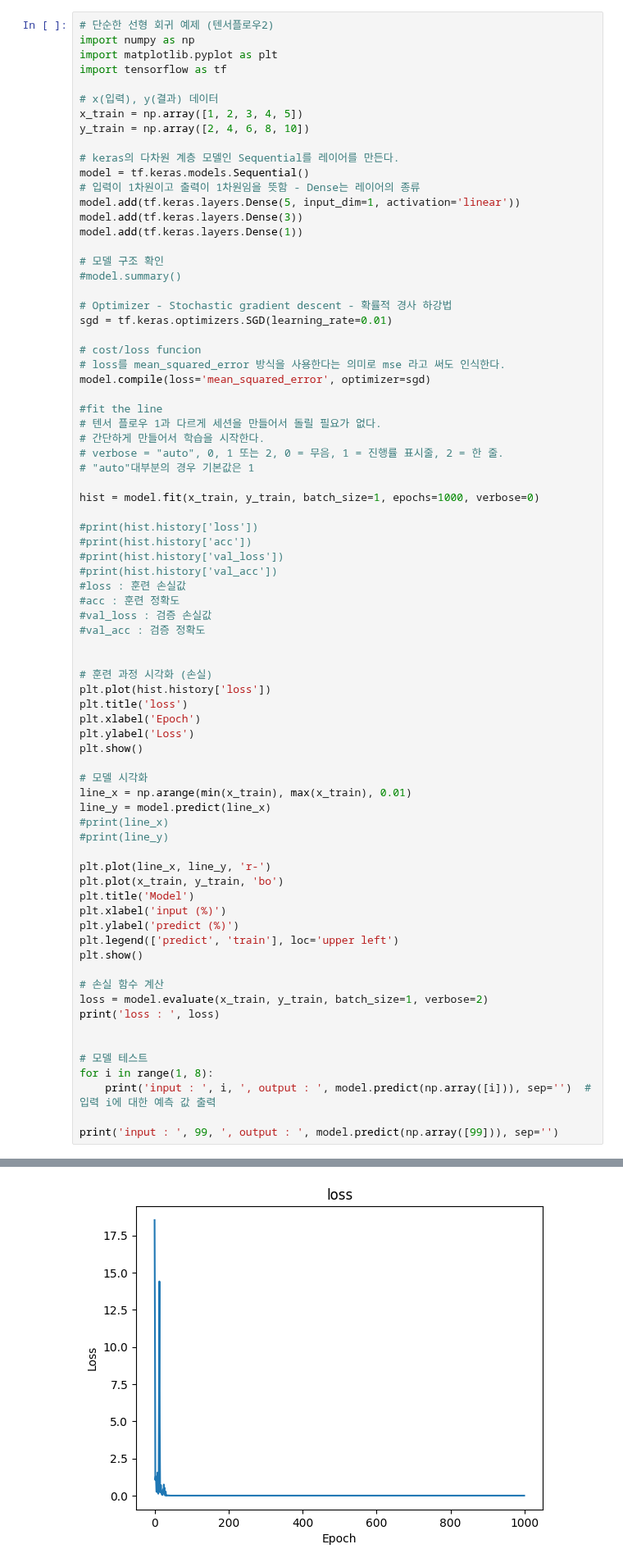
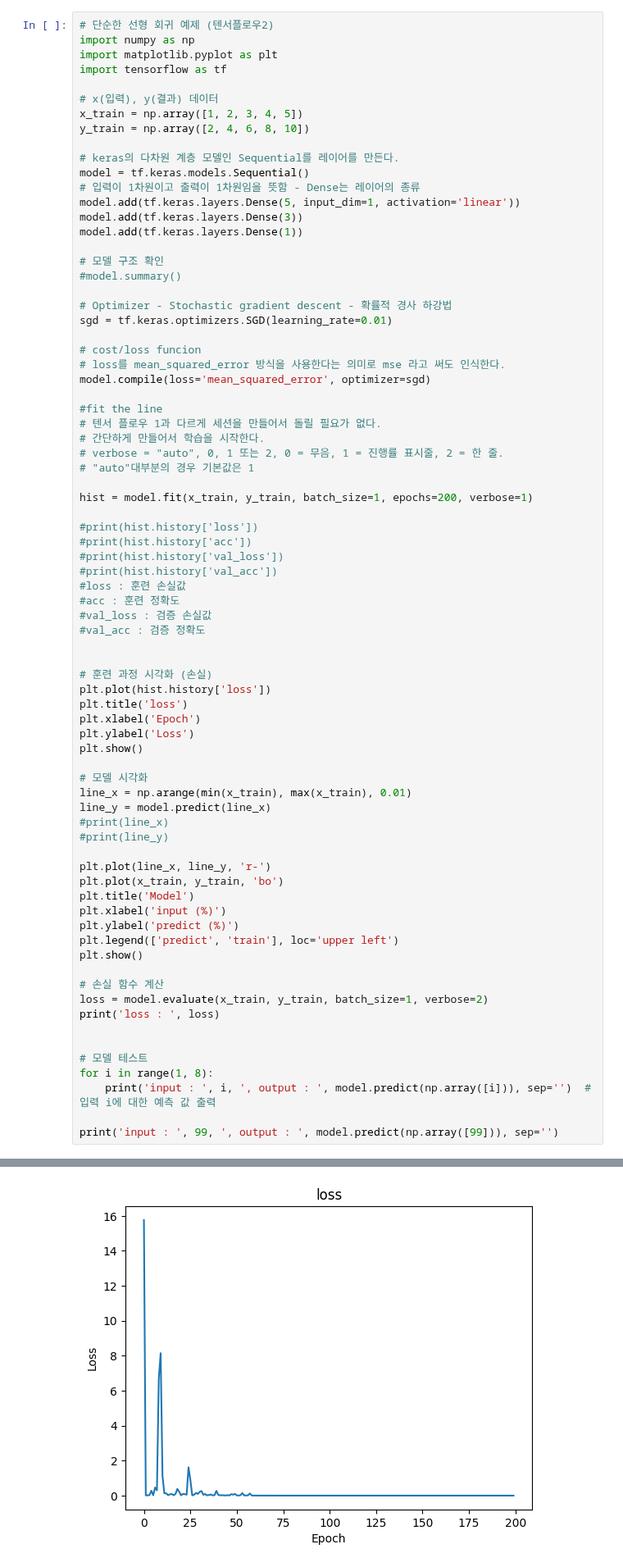
Before and after one commit to juhumkwon/source_code, a Jupyter notebook: 2강_선형회귀_예제.ipynb, the cells around one changed output, grey strips where cells are left out. Shown at 82% size. Drawn from its saved outputs; the diff is of its cells as text.

```diff
--- a/2강_선형회귀_예제.ipynb
+++ b/2강_선형회귀_예제.ipynb
@@ -33,7 +33,7 @@ model.compile(loss='mean_squared_error', optimizer=sgd)
 # verbose = "auto", 0, 1 또는 2, 0 = 무음, 1 = 진행률 표시줄, 2 = 한 줄.
 # "auto"대부분의 경우 기본값은 1
 
-hist = model.fit(x_train, y_train, batch_size=1, epochs=1000, verbose=0)
+hist = model.fit(x_train, y_train, batch_size=1, epochs=200, verbose=1)
 
 #print(hist.history['loss'])
 #print(hist.history['acc'])
@@ -80 +97 @@ print('input : ', 99, ', output : ', model.predict(np.array([99])), sep='')
-[figure, old version]
+[figure, new version]
```
Also changed, not shown: parts of 1 cell of this notebook.
